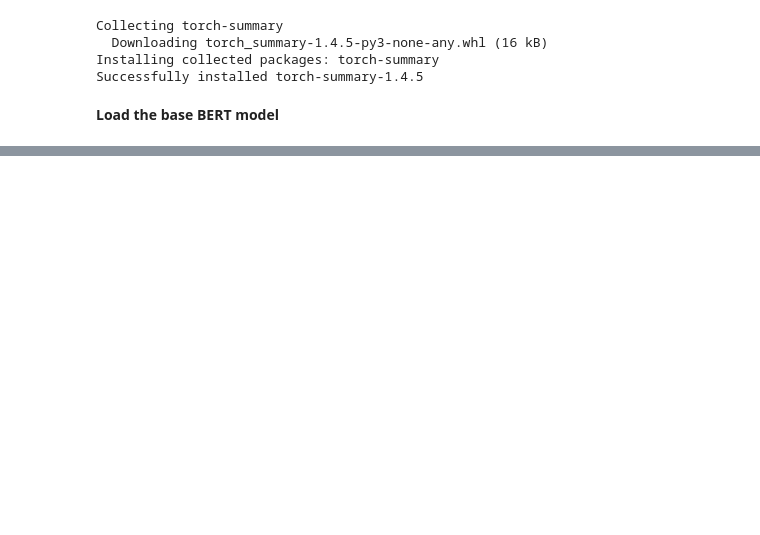
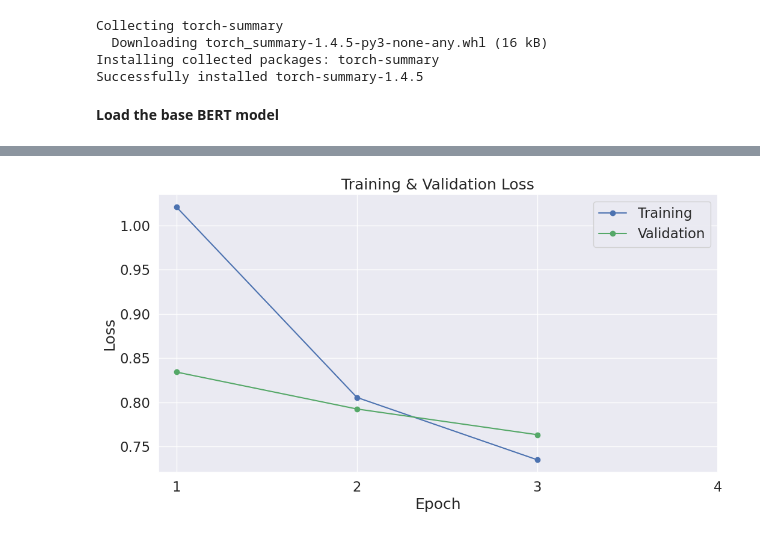
Before and after one commit to TechnoRahmon/Transformer-Sentiment-Model-Movie-Reviews, a Jupyter notebook: transformer-sentiment-model-movie-reviews.ipynb, the cells around one changed output, grey strips where cells are left out. Drawn from its saved outputs; the diff is of its cells as text; code cells hidden in the pictures; blank space fills up the shorter version.

Commit message:
Kaggle Notebook | Transformer-Sentiment-Model-Movie-Reviews | Version 4

```diff
--- a/transformer-sentiment-model-movie-reviews.ipynb
+++ b/transformer-sentiment-model-movie-reviews.ipynb
@@ -689,2 +469,0 @@ Non-trainable params: 108,310,272
-# %%
-train_model(model, criterion, optimizer, train_loader, num_epochs, device)
@@ -696,0 +623,13 @@ Epoch [2/2], Loss: 0.0, Accuracy: 0.047746059207996926
+# %%
+import time
+import datetime
+
+def format_time(elapsed):
+    '''
+    Takes a time in seconds and returns a string hh:mm:ss
+    '''
+    # Round to the nearest second.
+    elapsed_rounded = int(round((elapsed)))
+
+    # Format as hh:mm:ss
+    return str(datetime.timedelta(seconds=elapsed_rounded))
@@ -696,0 +885,9 @@ Epoch [2/2], Loss: 0.0, Accuracy: 0.047746059207996926
+# %%
+# Create a DataFrame from our training statistics.
+df_stats = pd.DataFrame(data=training_stats)
+
+# Use the 'epoch' as the row index.
+df_stats = df_stats.set_index('epoch')
+
+# Display the table.
+df_stats
@@ -696,0 +900,22 @@ Epoch [2/2], Loss: 0.0, Accuracy: 0.047746059207996926
+# %%
+# Use plot styling from seaborn.
+sns.set(style='darkgrid')
+
+# Increase the plot size and font size.
+sns.set(font_scale=1.5)
+plt.rcParams["figure.figsize"] = (12,6)
+
+# Plot the learning curve.
+plt.plot(df_stats['Training Loss'], 'b-o', label="Training")
+plt.plot(df_stats['Valid Loss'], 'g-o', label="Validation")
+
+# Label the plot.
+plt.title("Training & Validation Loss")
+plt.xlabel("Epoch")
+plt.ylabel("Loss")
+plt.legend()
+plt.xticks([1, 2, 3, 4])
+
+plt.show()
+# %% [output]
+[figure, added]
```
Also changed, not shown: parts of 114 cells of this notebook.
